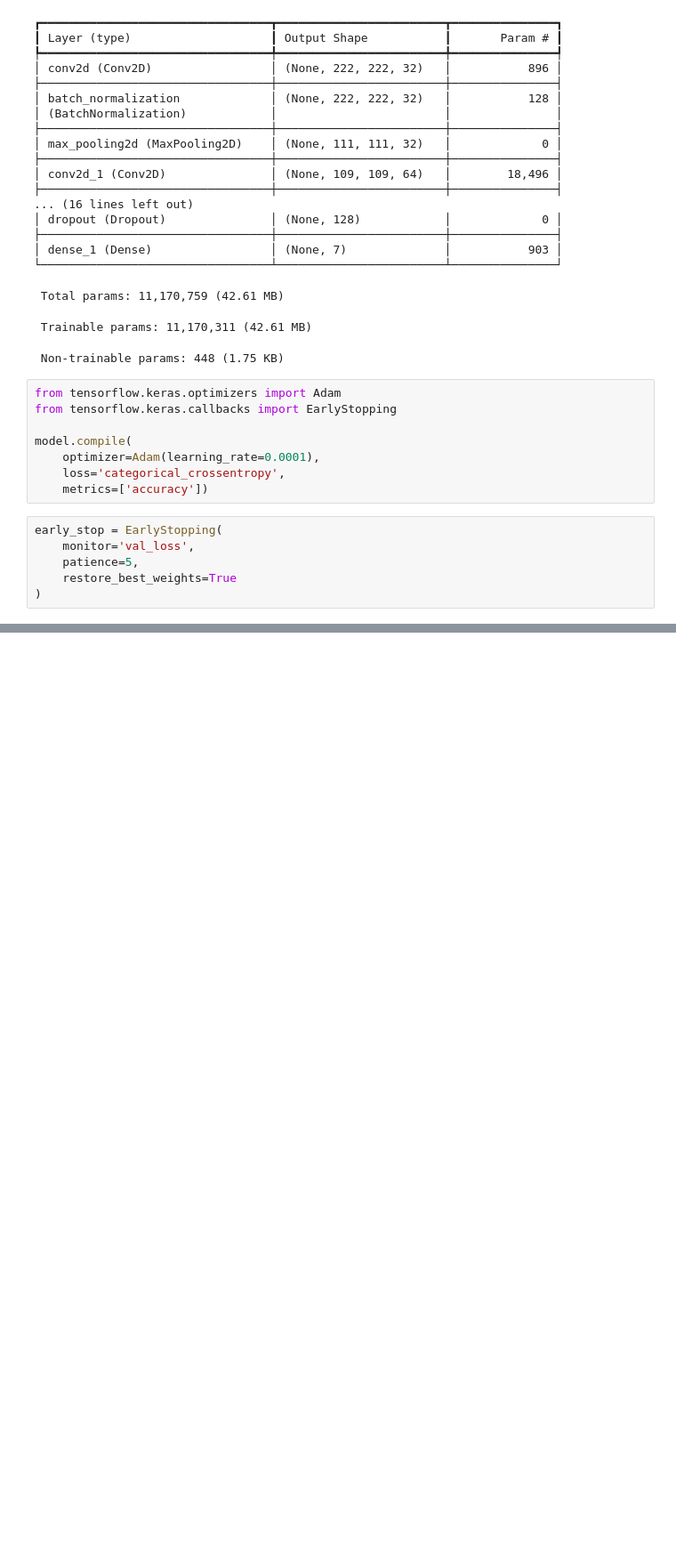
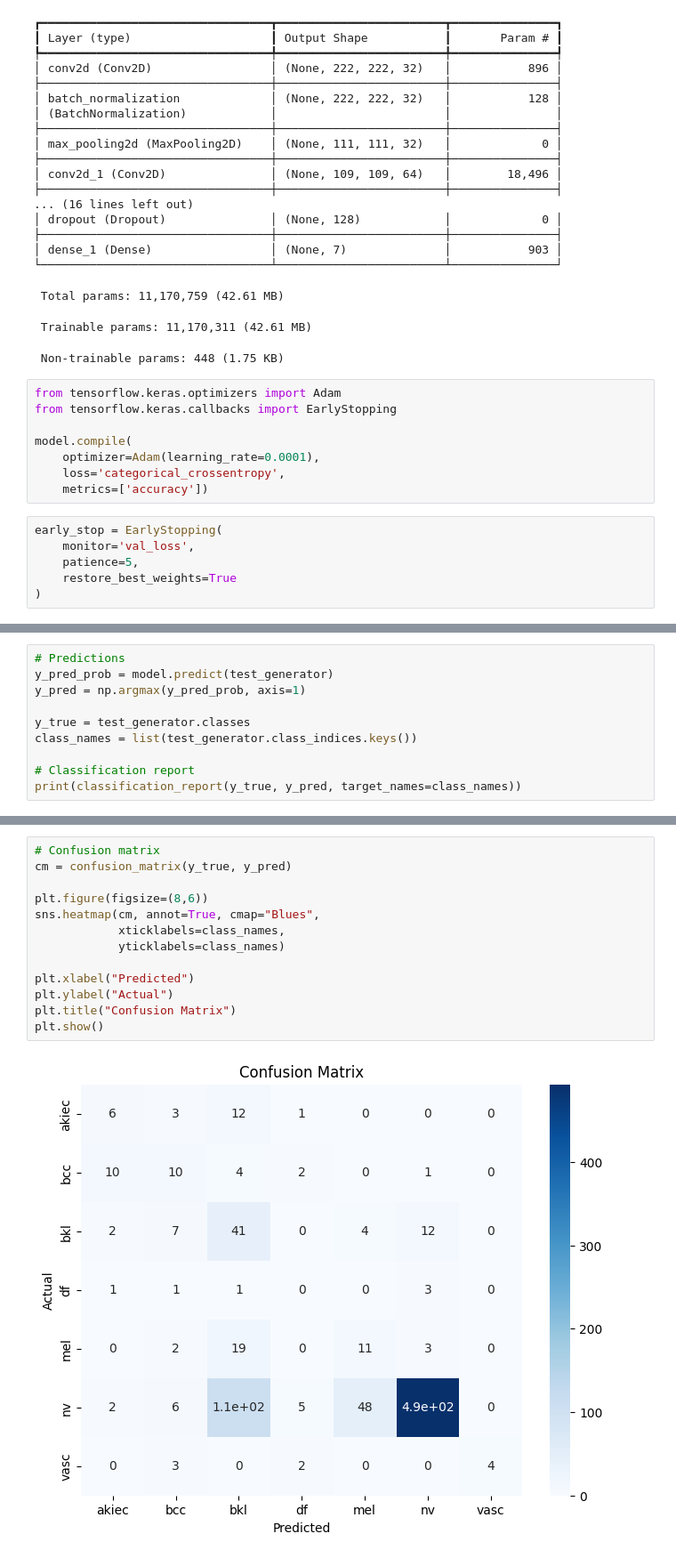
Before and after one commit to RenukaSiriwardhana/Skin-Cancer-Detection--DermaVision, a Jupyter notebook: notebooks/Implementation2.ipynb, the cells around one changed output, grey strips where cells are left out. Shown at 89% size. Drawn from its saved outputs; the diff is of its cells as text; blank space fills up the shorter version.

```diff
--- a/notebooks/Implementation2.ipynb
+++ b/notebooks/Implementation2.ipynb
@@ -258,0 +269,10 @@ Epoch 13/30
+# %%
+# Predictions
+y_pred_prob = model.predict(test_generator)
+y_pred = np.argmax(y_pred_prob, axis=1)
+
+y_true = test_generator.classes
+class_names = list(test_generator.class_indices.keys())
+
+# Classification report
+print(classification_report(y_true, y_pred, target_names=class_names))
@@ -258,0 +324,15 @@ Epoch 13/30
+# %%
+# Confusion matrix
+cm = confusion_matrix(y_true, y_pred)
+
+plt.figure(figsize=(8,6))
+sns.heatmap(cm, annot=True, cmap="Blues",
+            xticklabels=class_names,
+            yticklabels=class_names)
+
+plt.xlabel("Predicted")
+plt.ylabel("Actual")
+plt.title("Confusion Matrix")
+plt.show()
+# %% [output]
+[figure, added]
```
Also changed, not shown: parts of 8 cells of this notebook.
